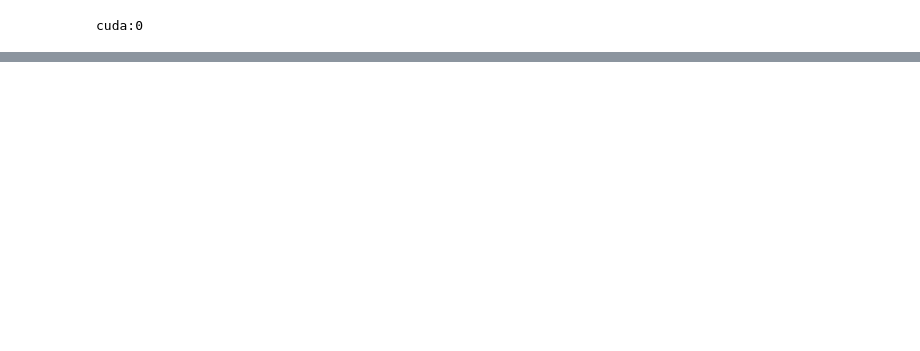
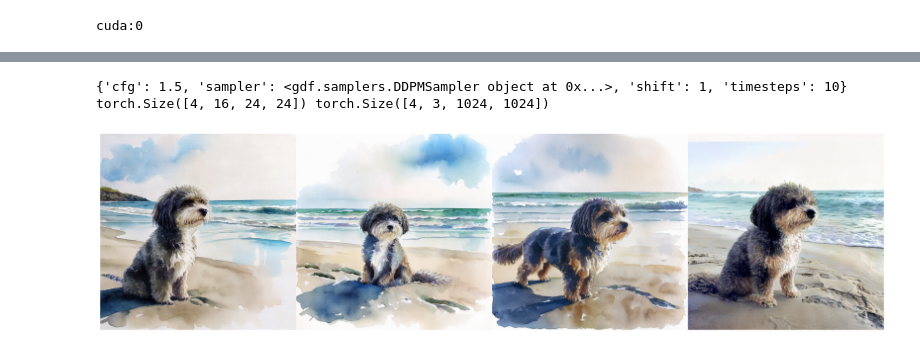
Before and after one commit to Stability-AI/StableCascade, a Jupyter notebook: lora test.ipynb, the cells around one changed output, grey strips where cells are left out. Saved outputs shown, nothing was run; the diff lists cells and outputs as text; code cells hidden in the pictures; blank space fills up the shorter version.

```diff
--- a/lora test.ipynb
+++ b/lora test.ipynb
@@ -105,0 +141,33 @@ tensor([[0., 0., 0.,  ..., 0., 0., 0.],
+# %%
+conditions_b = warpcore_b.get_conditions(batch, models_b, extras_b, is_eval=True, is_unconditional=False, eval_image_embeds=False)
+unconditions_b = warpcore_b.get_conditions(batch, models_b, extras_b, is_eval=True, is_unconditional=True, eval_image_embeds=False)
+conditions_b['effnet'] = sampled_latents
+unconditions_b['effnet'] = torch.zeros_like(sampled_latents)
+# %%
+# SAMPLE
+# extras_b.sampling_configs['cfg'] = 1.5
+# extras_b.sampling_configs['shift'] = 1
+# extras_b.sampling_configs['timesteps'] = 10
+# extras_b.sampling_configs['t_start'] = 1.0
+print(extras_b.sampling_configs)
+
+with torch.no_grad(), torch.cuda.amp.autocast(dtype=torch.bfloat16), torch.random.fork_rng():
+    torch.manual_seed(42)
+
+    *_, (sampled_latents_b, _, _) = extras_b.gdf.sample(
+        models_b.generator, conditions_b, (4, 4, 256, 256), # (4, 4, 256, 256),
+        unconditions_b, device=device, **extras_b.sampling_configs
+    )
+    sampled_b = models_b.stage_a.decode(sampled_latents_b).float()
+    print(sampled_latents.shape, sampled_b.shape)
+
+plt.figure(figsize=(24, 24))
+plt.axis("off")
+plt.imshow(torch.cat([
+    torch.cat([i for i in sampled_b.cpu().clamp(0, 1)], dim=-1),
+], dim=-2).permute(1, 2, 0).cpu())
+plt.show()
+# %% [output]
+{'cfg': 1.5, 'sampler': <gdf.samplers.DDPMSampler object at 0x...>, 'shift': 1, 'timesteps': 10}
+torch.Size([4, 16, 24, 24]) torch.Size([4, 3, 1024, 1024])
+[figure, added]
```
Also changed, not shown: parts of 11 cells of this notebook, 15 other files.
